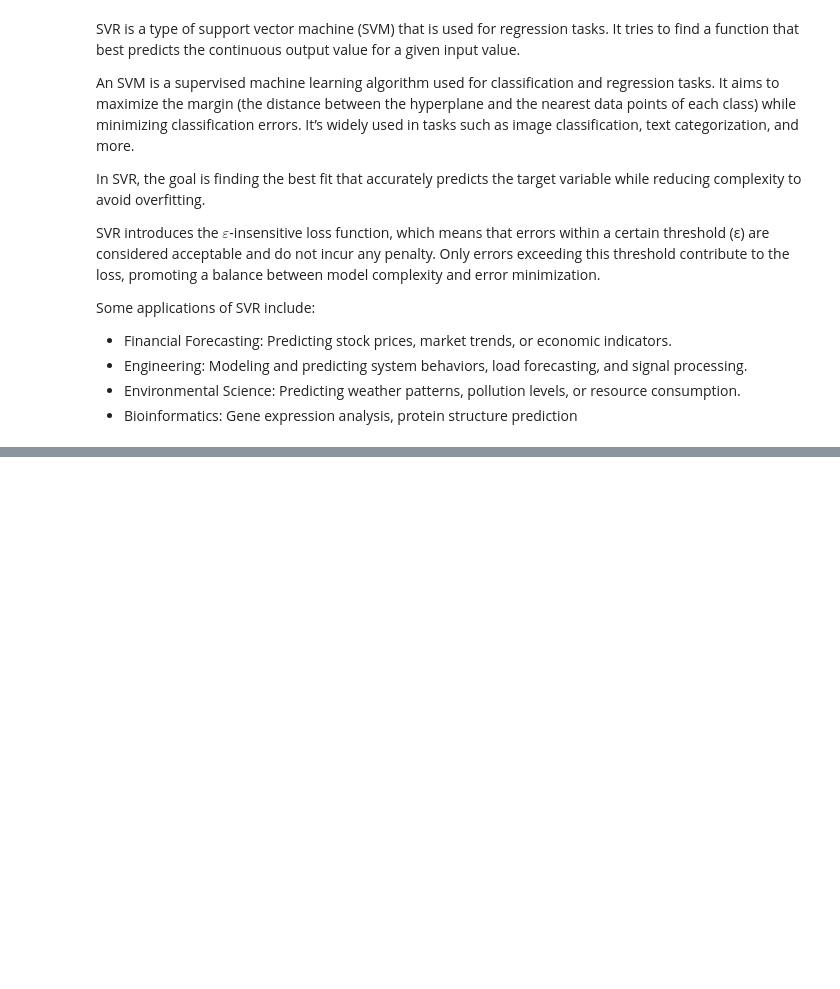
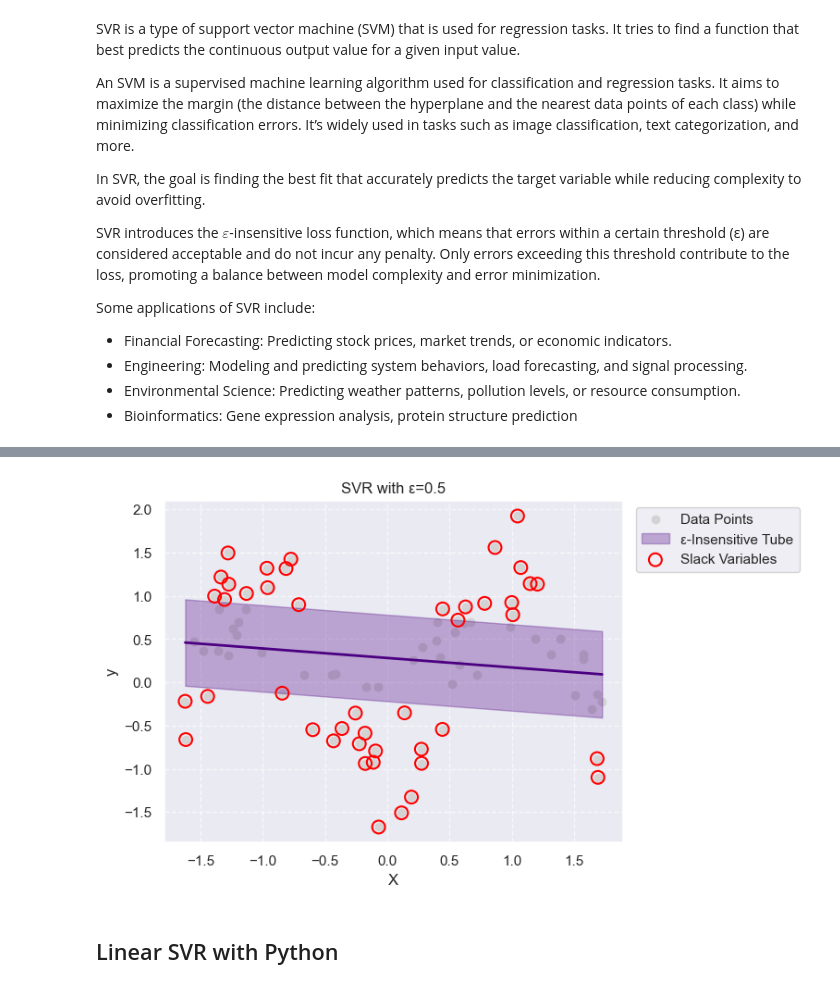
Before and after one commit to valatwork/statistics, a Jupyter notebook: project/048-support-vector-regression.ipynb, the cells around one changed output, grey strips where cells are left out. Drawn from its saved outputs; the diff is of its cells as text; code cells hidden in the pictures; blank space fills up the shorter version.

```diff
--- a/project/048-support-vector-regression.ipynb
+++ b/project/048-support-vector-regression.ipynb
@@ -21,0 +29,60 @@ Some applications of SVR include:
+# %%
+import numpy as np
+from sklearn.preprocessing import StandardScaler
+import matplotlib.pyplot as plt
+from sklearn.svm import SVR
+
+# Sample data (assuming X and y are defined)
+np.random.seed(0)
+X = np.sort(np.random.rand(80, 1) * 10, axis=0)
+y = np.sin(X).ravel() + np.random.randn(80) * 0.5
+
+# Standardize the data
+scaler = StandardScaler()
+X_scaled = scaler.fit_transform(X)
+
+# Define a function to fit and plot SVR models
+def plot_svr(X, y, epsilon, color, title):
+    svr = SVR(kernel='linear', C=100, epsilon=epsilon)
+    svr.fit(X, y)
+    y_pred = svr.predict(X)
+    diff = np.abs(y - y_pred)
+    support_vector_indices = np.where(diff >= svr.epsilon)[0]
+    X_sv = X[support_vector_indices]
+    y_sv = y[support_vector_indices]
+
+    plt.scatter(X, y, color='lightgray', label='Data Points')
+    plt.plot(
+        X, y_pred,
+        color=color, linewidth=2,
+        #label=f'SVR Prediction (ε={epsilon})'
+        )
+    plt.fill_between(
+        X.ravel(),
+        y_pred - svr.epsilon,
+        y_pred + svr.epsilon,
+        color=color,
+        alpha=0.3,
+        label=f'ε-Insensitive Tube'
+    )
+    plt.scatter(
+        X_sv, y_sv,
+        facecolors='none',
+        edgecolors='red',
+        s=100,
+        linewidth=1.5,
+        label=r'Slack Variables'
+    )
+    plt.xlabel('X')
+    plt.ylabel('y')
+    plt.title(title)
+    plt.legend(loc='upper right', bbox_to_anchor=(1.4, 1))
+    plt.grid(True, linestyle='--', alpha=0.7)
+    plt.show()
+
+# Plot for epsilon=0.5
+plot_svr(X_scaled, y, epsilon=0.5, color='indigo', title='SVR with ε=0.5')
+# %% [output]
+[figure, added]
+# %% [markdown]
+## Linear SVR with Python
```
Also changed, not shown: parts of 22 cells of this notebook, 3 other files.
